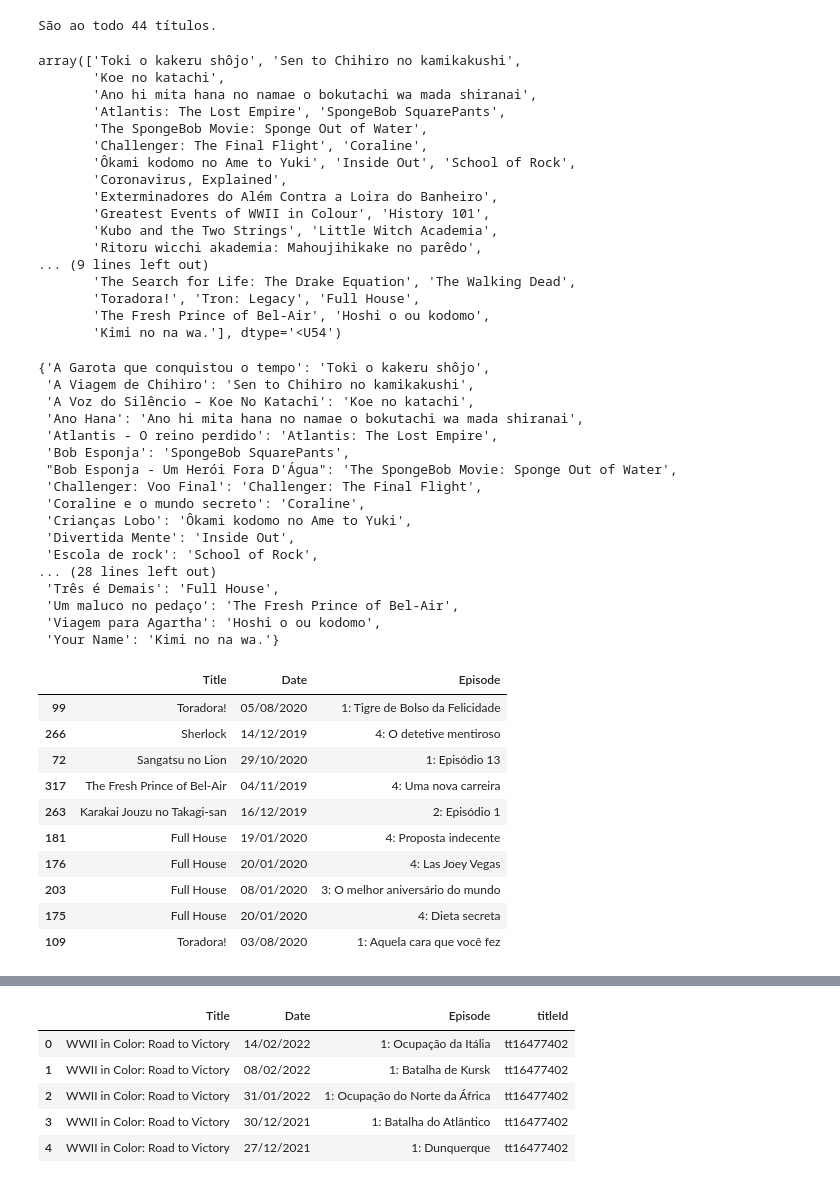
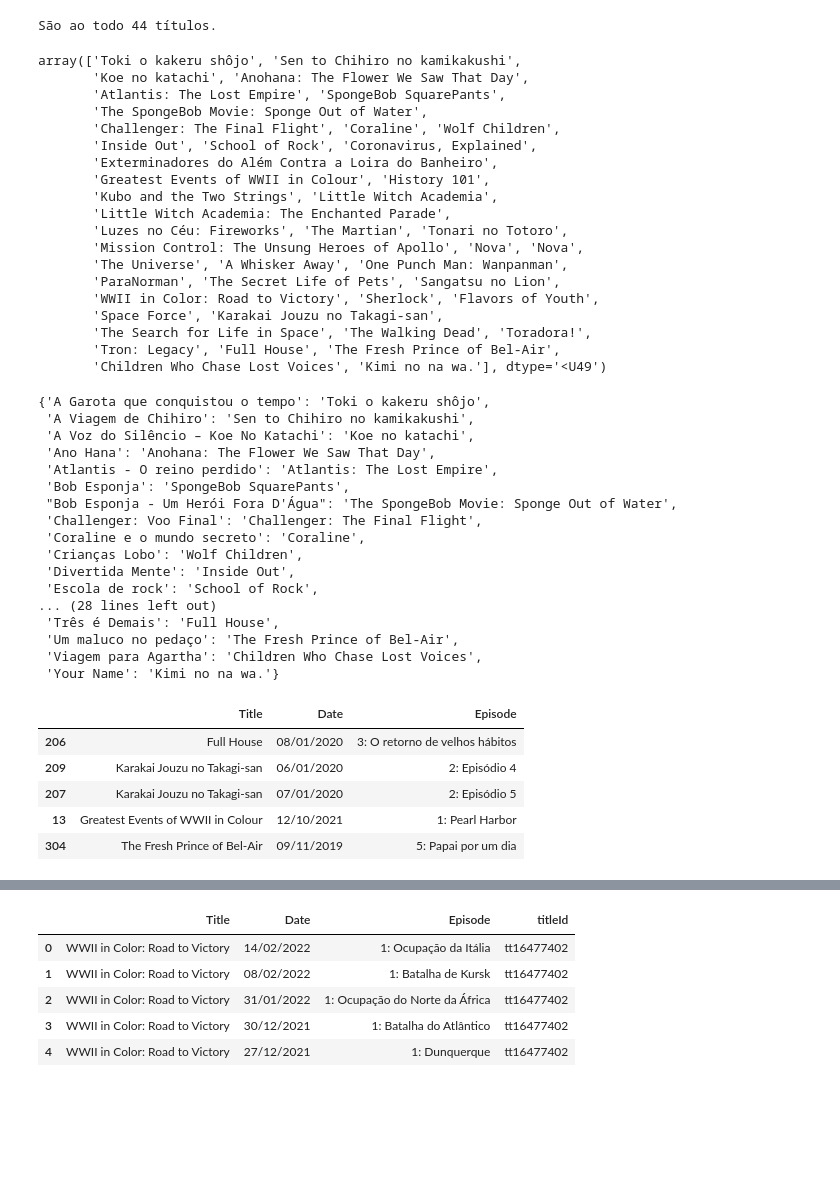
Before and after one commit to vichShir/netflix-analysis, a Jupyter notebook: notebooks/Netflix_Analysis.ipynb, the cells around one changed output, grey strips where cells are left out. Saved outputs shown, nothing was run; the diff lists cells and outputs as text; code cells hidden in the pictures; blank space fills up the shorter version.

```diff
--- a/notebooks/Netflix_Analysis.ipynb
+++ b/notebooks/Netflix_Analysis.ipynb
@@ -30,6 +30,7 @@ import numpy as np
 import re
 
 pd.options.display.max_colwidth = 100
+pd.set_option('display.max_rows', None)
 # %% [markdown]
 # Configura o ambiente de execução do Apache Spark
 # %%
@@ -343,36 +356,38 @@ print(f'São ao todo {len(titles)} títulos.')
 # %% [output]
 São ao todo 44 títulos.
 # %%
-original_titles = np.array(['Toki o kakeru shôjo', 'Sen to Chihiro no kamikakushi', 'Koe no katachi', 'Ano hi mita hana no namae o bokutachi wa mada shiranai.',
+original_titles = np.array(['Toki o kakeru shôjo', 'Sen to Chihiro no kamikakushi', 'Koe no katachi', 'Anohana: The Flower We Saw That Day',
                             'Atlantis: The Lost Empire', 'SpongeBob SquarePants', 'The SpongeBob Movie: Sponge Out of Water', 'Challenger: The Final Flight',
-                            'Coraline', 'Ôkami kodomo no Ame to Yuki', 'Inside Out', 'School of Rock',
+                            'Coraline', 'Wolf Children', 'Inside Out', 'School of Rock',
                             'Coronavirus, Explained', 'Exterminadores do Além Contra a Loira do Banheiro', 'Greatest Events of WWII in Colour', 'History 101',
-                            'Kubo and the Two Strings', 'Little Witch Academia', 'Ritoru wicchi akademia: Mahoujihikake no parêdo', 'Uchiage hanabi, shita kara miru ka? Yoko kara miru ka?',
-                            'The Martian', 'Tonari no Totoro', 'Mission Control: The Unsung Heroes of Apollo', 'NOVA: Black Hole Apocalypse', 'NOVA: Death Dive to Saturn',
-                            'The Universe', 'Nakitai watashi wa neko o kaburu', 'One Punch Man: Wanpanman', 'ParaNorman',
+                            'Kubo and the Two Strings', 'Little Witch Academia', 'Little Witch Academia: The Enchanted Parade', 'Luzes no Céu: Fireworks',
+                            'The Martian', 'Tonari no Totoro', 'Mission Control: The Unsung Heroes of Apollo', 'Nova', 'Nova',
+                            'The Universe', 'A Whisker Away', 'One Punch Man: Wanpanman', 'ParaNorman',
                             'The Secret Life of Pets', 'Sangatsu no Lion', 'WWII in Color: Road to Victory', 'Sherlock',
-                            'Si shi qing chun', 'Space Force', 'Karakai Jouzu no Takagi-san', 'The Search for Life: The Drake Equation',
+                            'Flavors of Youth', 'Space Force', 'Karakai Jouzu no Takagi-san', 'The Search for Life in Space',
                             'The Walking Dead', 'Toradora!', 'Tron: Legacy', 'Full House',
-                            'The Fresh Prince of Bel-Air', 'Hoshi o ou kodomo', 'Kimi no na wa.'])
+                            'The Fresh Prince of Bel-Air', 'Children Who Chase Lost Voices', 'Kimi no na wa.'])
 original_titles
 # %% [output]
 array(['Toki o kakeru shôjo', 'Sen to Chihiro no kamikakushi',
-       'Koe no katachi',
-       'Ano hi mita hana no namae o bokutachi wa mada shiranai',
+       'Koe no katachi', 'Anohana: The Flower We Saw That Day',
        'Atlantis: The Lost Empire', 'SpongeBob SquarePants',
        'The SpongeBob Movie: Sponge Out of Water',
-       'Challenger: The Final Flight', 'Coraline',
-       'Ôkami kodomo no Ame to Yuki', 'Inside Out', 'School of Rock',
-       'Coronavirus, Explained',
+       'Challenger: The Final Flight', 'Coraline', 'Wolf Children',
+       'Inside Out', 'School of Rock', 'Coronavirus, Explained',
        'Exterminadores do Além Contra a Loira do Banheiro',
        'Greatest Events of WWII in Colour', 'History 101',
        'Kubo and the Two Strings', 'Little Witch Academia',
-       'Ritoru wicchi akademia: Mahoujihikake no parêdo',
-... (9 lines left out)
-       'The Search for Life: The Drake Equation', 'The Walking Dead',
-       'Toradora!', 'Tron: Legacy', 'Full House',
-       'The Fresh Prince of Bel-Air', 'Hoshi o ou kodomo',
-       'Kimi no na wa.'], dtype='<U54')
+       'Little Witch Academia: The Enchanted Parade',
+       'Luzes no Céu: Fireworks', 'The Martian', 'Tonari no Totoro',
+       'Mission Control: The Unsung Heroes of Apollo', 'Nova', 'Nova',
+       'The Universe', 'A Whisker Away', 'One Punch Man: Wanpanman',
+       'ParaNorman', 'The Secret Life of Pets', 'Sangatsu no Lion',
+       'WWII in Color: Road to Victory', 'Sherlock', 'Flavors of Youth',
+       'Space Force', 'Karakai Jouzu no Takagi-san',
+       'The Search for Life in Space', 'The Walking Dead', 'Toradora!',
+       'Tron: Legacy', 'Full House', 'The Fresh Prince of Bel-Air',
+       'Children Who Chase Lost Voices', 'Kimi no na wa.'], dtype='<U49')
 # %%
 mapped_titles = dict(zip(titles, original_titles))
 mapped_titles
@@ -380,35 +395,30 @@ mapped_titles
 {'A Garota que conquistou o tempo': 'Toki o kakeru shôjo',
  'A Viagem de Chihiro': 'Sen to Chihiro no kamikakushi',
  'A Voz do Silêncio – Koe No Katachi': 'Koe no katachi',
- 'Ano Hana': 'Ano hi mita hana no namae o bokutachi wa mada shiranai',
+ 'Ano Hana': 'Anohana: The Flower We Saw That Day',
  'Atlantis - O reino perdido': 'Atlantis: The Lost Empire',
  'Bob Esponja': 'SpongeBob SquarePants',
  "Bob Esponja - Um Herói Fora D'Água": 'The SpongeBob Movie: Sponge Out of Water',
  'Challenger: Voo Final': 'Challenger: The Final Flight',
  'Coraline e o mundo secreto': 'Coraline',
- 'Crianças Lobo': 'Ôkami kodomo no Ame to Yuki',
+ 'Crianças Lobo': 'Wolf Children',
  'Divertida Mente': 'Inside Out',
  'Escola de rock': 'School of Rock',
 ... (28 lines left out)
  'Três é Demais': 'Full House',
  'Um maluco no pedaço': 'The Fresh Prince of Bel-Air',
- 'Viagem para Agartha': 'Hoshi o ou kodomo',
+ 'Viagem para Agartha': 'Children Who Chase Lost Voices',
  'Your Name': 'Kimi no na wa.'}
 # %%
 netflix_df['Title'].replace(mapped_titles, inplace=True)
-netflix_df.sample(10)
+netflix_df.sample(5)
 # %% [output]
 |  | Title | Date | Episode |
-| 99 | Toradora! | 05/08/2020 | 1: Tigre de Bolso da Felicidade |
-| 266 | Sherlock | 14/12/2019 | 4: O detetive mentiroso |
-| 72 | Sangatsu no Lion | 29/10/2020 | 1: Episódio 13 |
-| 317 | The Fresh Prince of Bel-Air | 04/11/2019 | 4: Uma nova carreira |
-| 263 | Karakai Jouzu no Takagi-san | 16/12/2019 | 2: Episódio 1 |
-| 181 | Full House | 19/01/2020 | 4: Proposta indecente |
-| 176 | Full House | 20/01/2020 | 4: Las Joey Vegas |
-| 203 | Full House | 08/01/2020 | 3: O melhor aniversário do mundo |
-| 175 | Full House | 20/01/2020 | 4: Dieta secreta |
-| 109 | Toradora! | 03/08/2020 | 1: Aquela cara que você fez |
+| 206 | Full House | 08/01/2020 | 3: O retorno de velhos hábitos |
+| 209 | Karakai Jouzu no Takagi-san | 06/01/2020 | 2: Episódio 4 |
+| 207 | Karakai Jouzu no Takagi-san | 07/01/2020 | 2: Episódio 5 |
+| 13 | Greatest Events of WWII in Colour | 12/10/2021 | 1: Pearl Harbor |
+| 304 | The Fresh Prince of Bel-Air | 09/11/2019 | 5: Papai por um dia |
 # %%
 from IPython.display import clear_output
 
```
Also changed, not shown: parts of 23 cells of this notebook, 1 other file.
